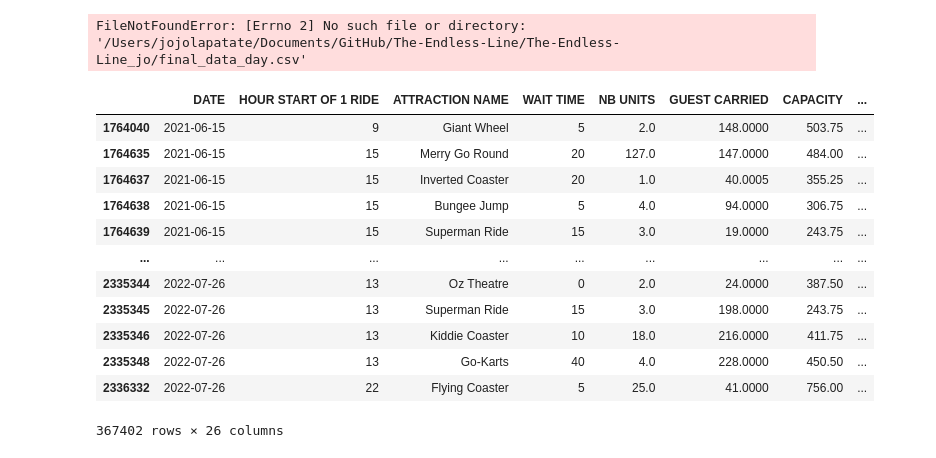
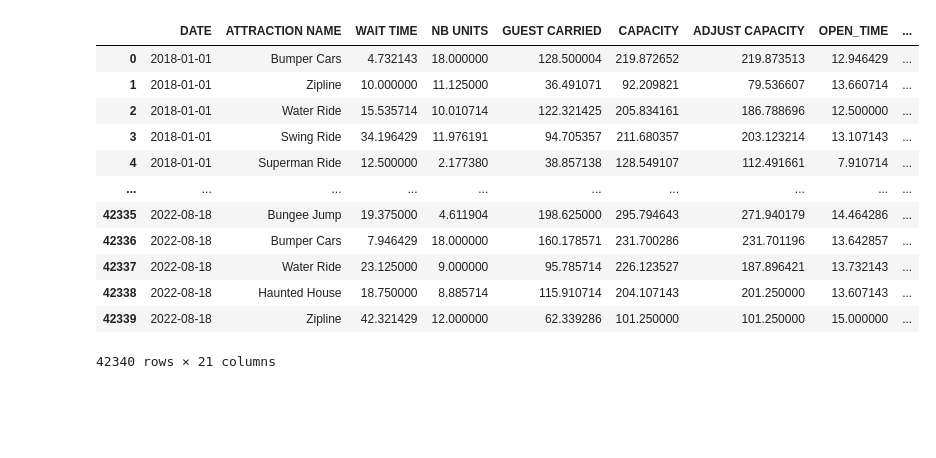
Before and after one commit to Behachee/The-Endless-Line, a Jupyter notebook: Prophet.ipynb, the cells around one changed output. Cells and saved outputs as stored; diff of their text form; code cells hidden in the pictures; blank space fills up the shorter version.

```diff
--- a/Prophet.ipynb
+++ b/Prophet.ipynb
@@ -13,10 +13,24 @@ from statsmodels.graphics.tsaplots import plot_acf, acf
 from sklearn.ensemble import RandomForestRegressor
 import statsmodels.api as sm
 
-df = pd.read_csv('/Users/jojolapatate/Documents/GitHub/The-Endless-Line/The-Endless-Line_jo/final_data_day.csv')
-df_15 = pd.read_csv('/Users/jojolapatate/Downloads/final_data_15min.csv')
+df = pd.read_csv('data/final_data_day.csv')
+df_15 = pd.read_csv('data/final_data_15min.csv')
-# %% [output]
-FileNotFoundError: [Errno 2] No such file or directory: '/Users/jojolapatate/Documents/GitHub/The-Endless-Line/The-Endless-Line_jo/final_data_day.csv'
+# %%
+df
+# %% [output]
+|  | DATE | ATTRACTION NAME | WAIT TIME | NB UNITS | GUEST CARRIED | CAPACITY | ADJUST CAPACITY | OPEN_TIME | ... |
+| 0 | 2018-01-01 | Bumper Cars | 4.732143 | 18.000000 | 128.500004 | 219.872652 | 219.873513 | 12.946429 | ... |
+| 1 | 2018-01-01 | Zipline | 10.000000 | 11.125000 | 36.491071 | 92.209821 | 79.536607 | 13.660714 | ... |
+| 2 | 2018-01-01 | Water Ride | 15.535714 | 10.010714 | 122.321425 | 205.834161 | 186.788696 | 12.500000 | ... |
+| 3 | 2018-01-01 | Swing Ride | 34.196429 | 11.976191 | 94.705357 | 211.680357 | 203.123214 | 13.107143 | ... |
+| 4 | 2018-01-01 | Superman Ride | 12.500000 | 2.177380 | 38.857138 | 128.549107 | 112.491661 | 7.910714 | ... |
+| ... | ... | ... | ... | ... | ... | ... | ... | ... | ... |
+| 42335 | 2022-08-18 | Bungee Jump | 19.375000 | 4.611904 | 198.625000 | 295.794643 | 271.940179 | 14.464286 | ... |
+| 42336 | 2022-08-18 | Bumper Cars | 7.946429 | 18.000000 | 160.178571 | 231.700286 | 231.701196 | 13.642857 | ... |
+| 42337 | 2022-08-18 | Water Ride | 23.125000 | 9.000000 | 95.785714 | 226.123527 | 187.896421 | 13.732143 | ... |
+| 42338 | 2022-08-18 | Haunted House | 18.750000 | 8.885714 | 115.910714 | 204.107143 | 201.250000 | 13.607143 | ... |
+| 42339 | 2022-08-18 | Zipline | 42.321429 | 12.000000 | 62.339286 | 101.250000 | 101.250000 | 15.000000 | ... |
+42340 rows × 21 columns
 # %%
 df_15['DATE'] = pd.to_datetime(df_15['DATE'])
 
@@ -26,19 +40,3 @@ df_15_bis = df_15_bis[df_15_bis['ATTENDANCE'] > 0]
 df_15_bis = df_15_bis[df_15_bis['GUEST CARRIED'] > 0]
 df_15_bis.sort_values('DATE', inplace = True)
 df_15_bis.drop(columns = ['START OF 1 RIDE FOR ATTRACTION','END OF 1 RIDE FOR ATTRACTION', 'ATTRACTION'], inplace = True)
-# %%
-df_15_bis
-# %% [output]
-|  | DATE | HOUR START OF 1 RIDE | ATTRACTION NAME | WAIT TIME | NB UNITS | GUEST CARRIED | CAPACITY | ... |
-| 1764040 | 2021-06-15 | 9 | Giant Wheel | 5 | 2.0 | 148.0000 | 503.75 | ... |
-| 1764635 | 2021-06-15 | 15 | Merry Go Round | 20 | 127.0 | 147.0000 | 484.00 | ... |
-| 1764637 | 2021-06-15 | 15 | Inverted Coaster | 20 | 1.0 | 40.0005 | 355.25 | ... |
-| 1764638 | 2021-06-15 | 15 | Bungee Jump | 5 | 4.0 | 94.0000 | 306.75 | ... |
-| 1764639 | 2021-06-15 | 15 | Superman Ride | 15 | 3.0 | 19.0000 | 243.75 | ... |
-| ... | ... | ... | ... | ... | ... | ... | ... | ... |
-| 2335344 | 2022-07-26 | 13 | Oz Theatre | 0 | 2.0 | 24.0000 | 387.50 | ... |
-| 2335345 | 2022-07-26 | 13 | Superman Ride | 15 | 3.0 | 198.0000 | 243.75 | ... |
-| 2335346 | 2022-07-26 | 13 | Kiddie Coaster | 10 | 18.0 | 216.0000 | 411.75 | ... |
-| 2335348 | 2022-07-26 | 13 | Go-Karts | 40 | 4.0 | 228.0000 | 450.50 | ... |
-| 2336332 | 2022-07-26 | 22 | Flying Coaster | 5 | 25.0 | 41.0000 | 756.00 | ... |
-367402 rows × 26 columns
```
Also changed, not shown: parts of 6 cells of this notebook, 1 other file.
